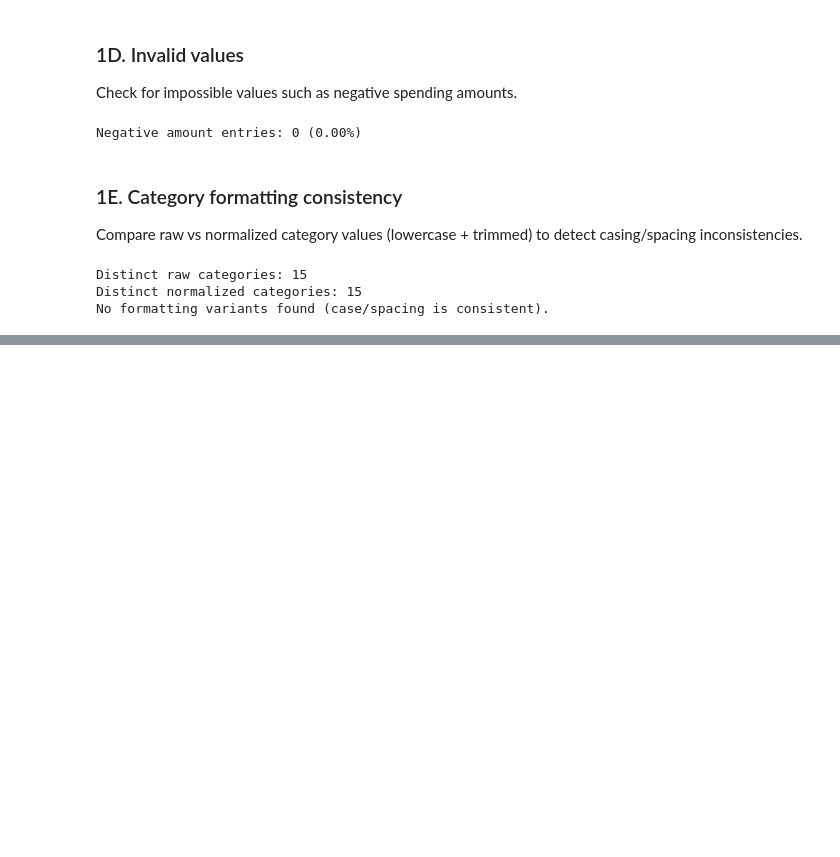
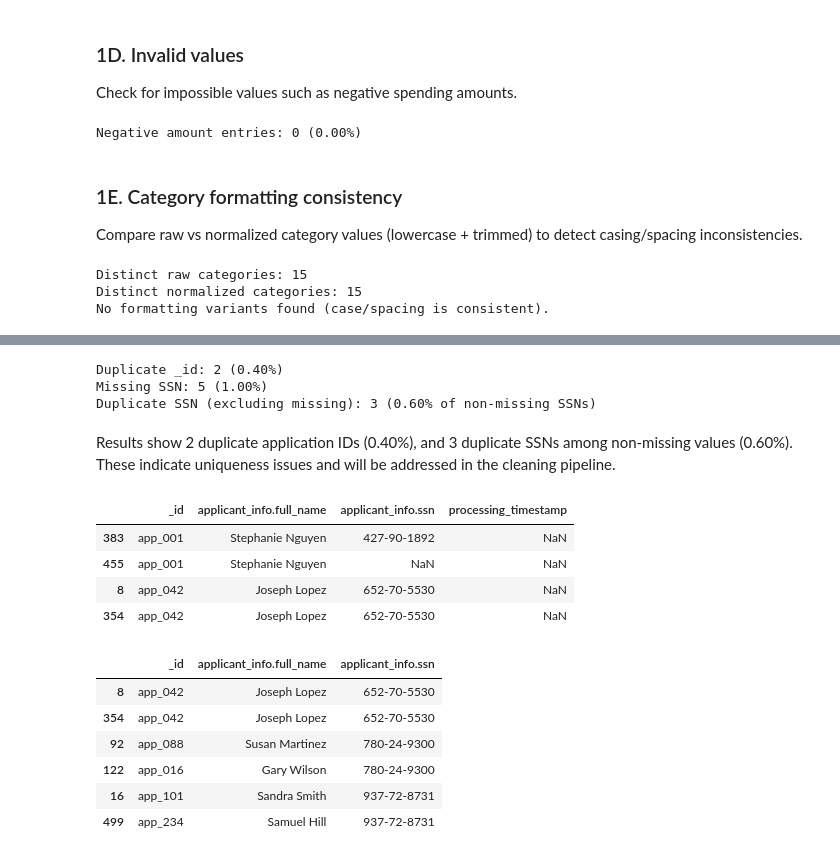
Before and after one commit to catarinapalma01/dego-project-team3, a Jupyter notebook: notebooks/01-data-quality.ipynb, the cells around one changed output, grey strips where cells are left out. Drawn from its saved outputs; the diff is of its cells as text; code cells hidden in the pictures; blank space fills up the shorter version.

```diff
--- a/notebooks/01-data-quality.ipynb
+++ b/notebooks/01-data-quality.ipynb
@@ -203,0 +214,47 @@ No formatting variants found (case/spacing is consistent).
+# %%
+# Total number of applications
+n = len(df_raw)
+
+# 1) Duplicate application IDs (_id)
+# _id should uniquely identify an application
+dup_id = df_raw["_id"].duplicated().sum()
+
+# 2) SSN duplicates (excluding missing)
+# SSN identifies an applicant, so we check duplicates only among non-missing SSNs
+ssn = df_raw["applicant_info.ssn"]
+missing_ssn = ssn.isna().sum()
+dup_ssn_excl_missing = ssn.dropna().duplicated().sum()
+n_non_missing_ssn = ssn.notna().sum()
+
+print("Duplicate _id:", dup_id, f"({dup_id/n*100:.2f}%)")
+print("Missing SSN:", missing_ssn, f"({missing_ssn/n*100:.2f}%)")
+print("Duplicate SSN (excluding missing):", dup_ssn_excl_missing,
+      f"({dup_ssn_excl_missing/max(n_non_missing_ssn,1)*100:.2f}% of non-missing SSNs)")
+# %% [output]
+Duplicate _id: 2 (0.40%)
+Missing SSN: 5 (1.00%)
+Duplicate SSN (excluding missing): 3 (0.60% of non-missing SSNs)
+# %% [markdown]
+Results show 2 duplicate application IDs (0.40%), and 3 duplicate SSNs among non-missing values (0.60%). These indicate uniqueness issues and will be addressed in the cleaning pipeline.
+# %%
+# Show duplicated _id rows
+dup_id_rows = df_raw[df_raw["_id"].duplicated(keep=False)].sort_values("_id")
+display(dup_id_rows[["_id", "applicant_info.full_name", "applicant_info.ssn", "processing_timestamp"]])
+
+# Show duplicated SSN rows (excluding missing SSNs)
+dup_ssn_rows = df_raw[df_raw["applicant_info.ssn"].notna() & df_raw["applicant_info.ssn"].duplicated(keep=False)] \
+    .sort_values("applicant_info.ssn")
+display(dup_ssn_rows[["_id", "applicant_info.full_name", "applicant_info.ssn"]].head(20))
+# %% [output]
+|  | _id | applicant_info.full_name | applicant_info.ssn | processing_timestamp |
+| 383 | app_001 | Stephanie Nguyen | 427-90-1892 | NaN |
+| 455 | app_001 | Stephanie Nguyen | NaN | NaN |
+| 8 | app_042 | Joseph Lopez | 652-70-5530 | NaN |
+| 354 | app_042 | Joseph Lopez | 652-70-5530 | NaN |
+|  | _id | applicant_info.full_name | applicant_info.ssn |
+| 8 | app_042 | Joseph Lopez | 652-70-5530 |
+| 354 | app_042 | Joseph Lopez | 652-70-5530 |
+| 92 | app_088 | Susan Martinez | 780-24-9300 |
+| 122 | app_016 | Gary Wilson | 780-24-9300 |
+| 16 | app_101 | Sandra Smith | 937-72-8731 |
+| 499 | app_234 | Samuel Hill | 937-72-8731 |
```
Also changed, not shown: parts of 13 cells of this notebook.
